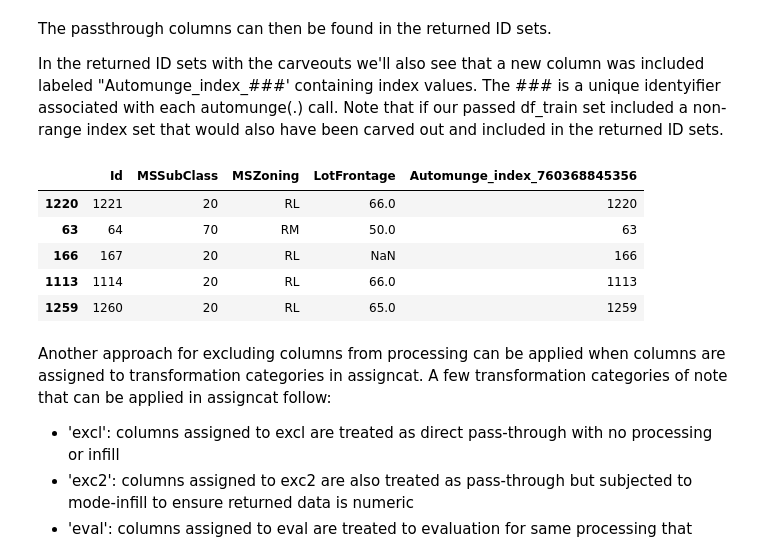
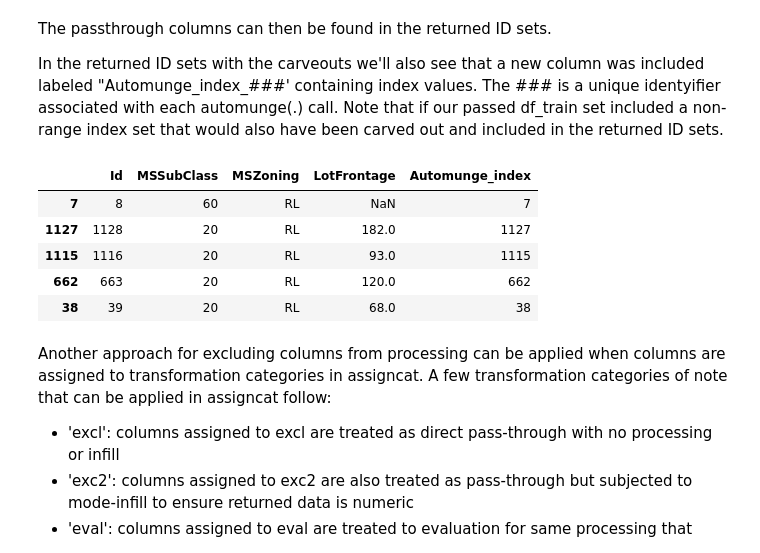
Before and after one commit to Automunge/AutoMunge, a Jupyter notebook: Tutorials/09 - Transformation Specification Workflows.ipynb, the cells around one changed output. Saved outputs shown, nothing was run; the diff lists cells and outputs as text; code cells hidden in the pictures.

```diff
--- a/Tutorials/09 - Transformation Specification Workflows.ipynb
+++ b/Tutorials/09 - Transformation Specification Workflows.ipynb
@@ -322,14 +314,14 @@ The passthrough columns can then be found in the returned ID sets.
 
 In the returned ID sets with the carveouts we'll also see that a new column was included labeled "Automunge_index_###' containing index values. The ### is a unique identyifier associated with each automunge(.) call. Note that if our passed df_train set included a non-range index set that would also have been carved out and included in the returned ID sets.
 # %%
-trainID.head()
+train_ID.head()
 # %% [output]
-|  | Id | MSSubClass | MSZoning | LotFrontage | Automunge_index_760368845356 |
-| 1220 | 1221 | 20 | RL | 66.0 | 1220 |
-| 63 | 64 | 70 | RM | 50.0 | 63 |
-| 166 | 167 | 20 | RL | NaN | 166 |
-| 1113 | 1114 | 20 | RL | 66.0 | 1113 |
-| 1259 | 1260 | 20 | RL | 65.0 | 1259 |
+|  | Id | MSSubClass | MSZoning | LotFrontage | Automunge_index |
+| 7 | 8 | 60 | RL | NaN | 7 |
+| 1127 | 1128 | 20 | RL | 182.0 | 1127 |
+| 1115 | 1116 | 20 | RL | 93.0 | 1115 |
+| 662 | 663 | 20 | RL | 120.0 | 662 |
+| 38 | 39 | 20 | RL | 68.0 | 38 |
 # %% [markdown]
 Another approach for excluding columns from processing can be applied when columns are assigned to transformation categories in assigncat. A few transformation categories of note that can be applied in assigncat follow:
 
```
Also changed, not shown: parts of 12 cells of this notebook, 9 other files.
